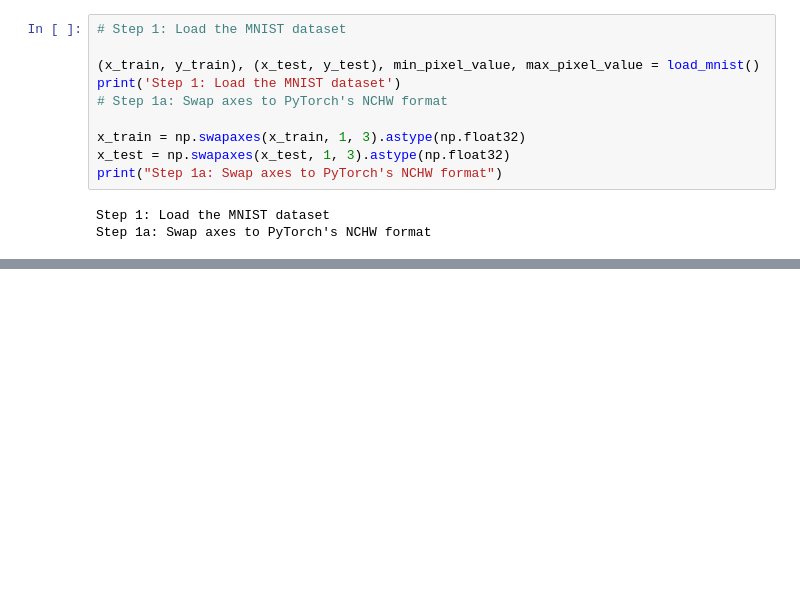
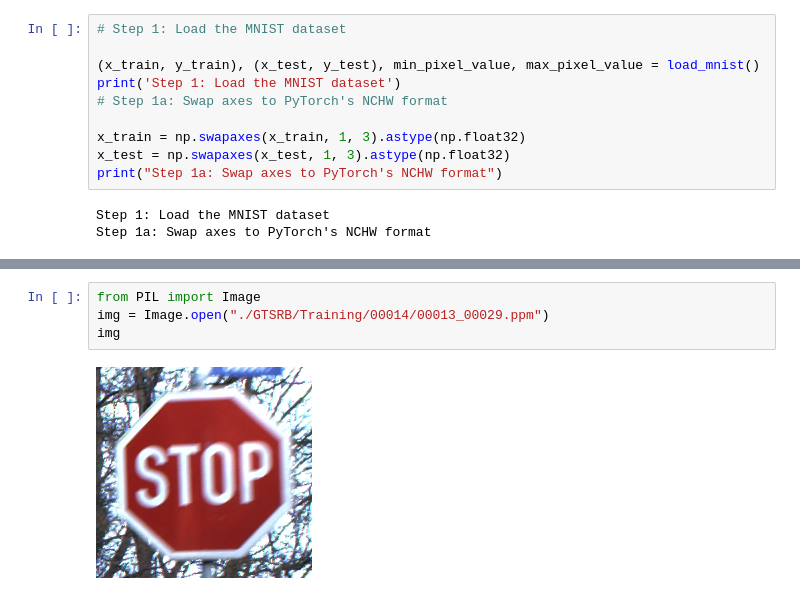
Before and after one commit to FaridRasulov/NeuralODE, a Jupyter notebook: Thesis_Code.ipynb, the cells around one changed output, grey strips where cells are left out. Drawn from its saved outputs; the diff is of its cells as text; blank space fills up the shorter version.

```diff
--- a/Thesis_Code.ipynb
+++ b/Thesis_Code.ipynb
@@ -255,0 +344,6 @@ Step 7: Evaluate the ART classifier on adversarial test examples
+# %%
+from PIL import Image
+img = Image.open("./GTSRB/Training/00014/00013_00029.ppm")
+img
+# %% [output]
+[figure, added]
```
Also changed, not shown: parts of 19 cells of this notebook.
